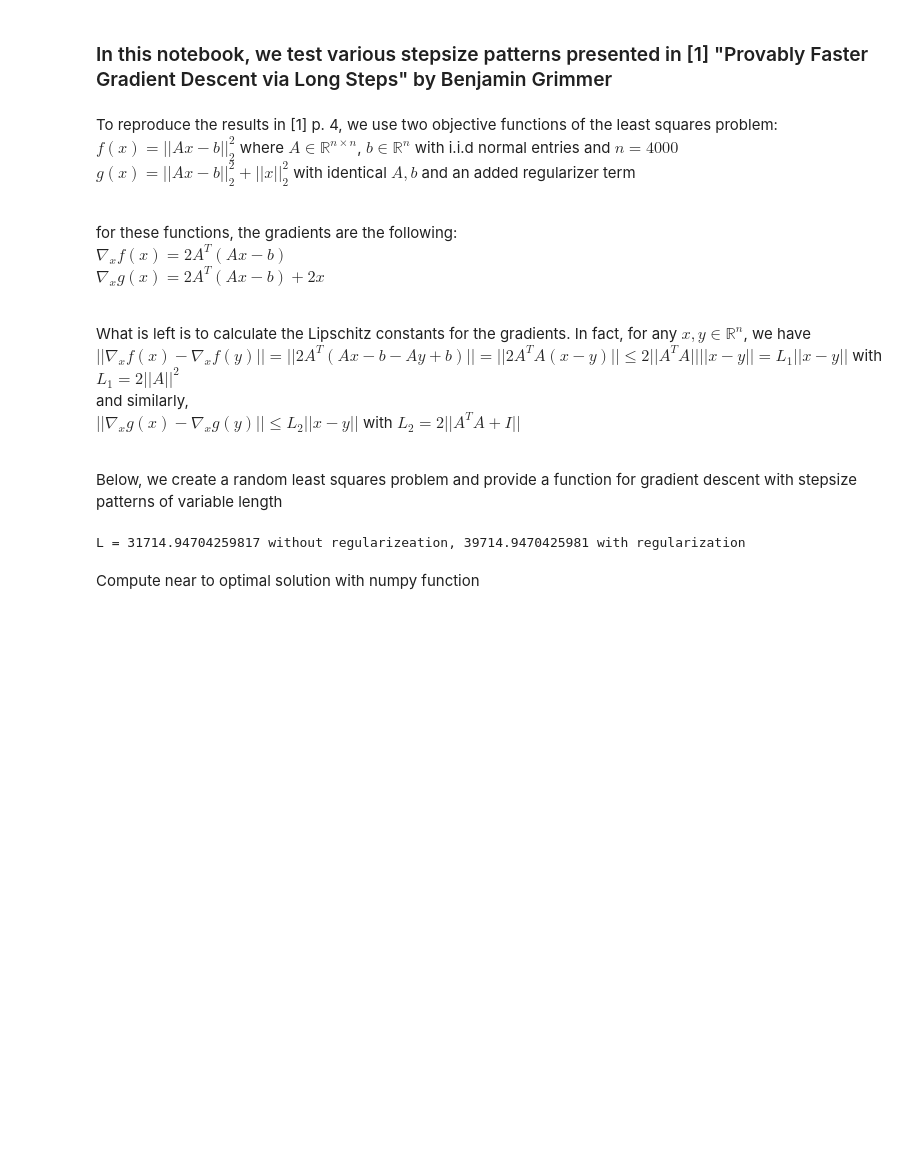
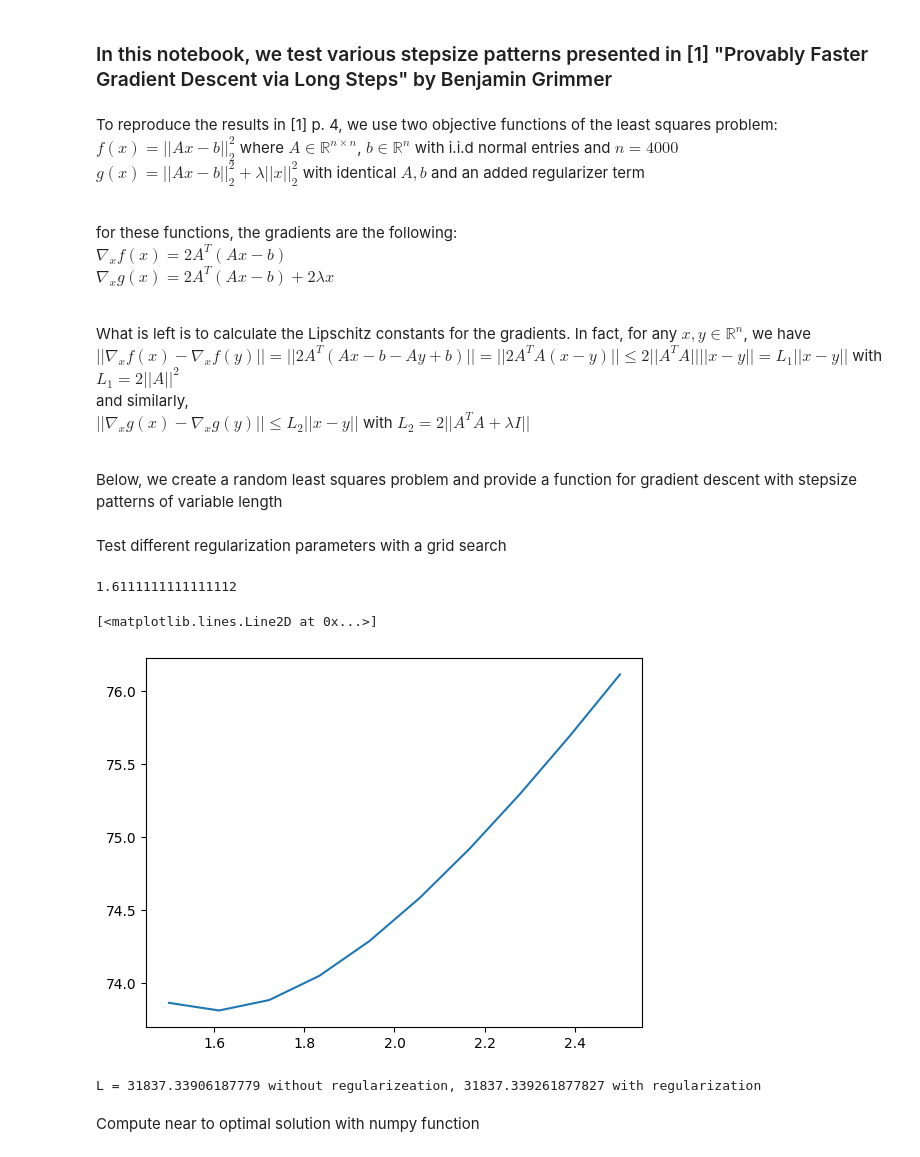
Before and after one commit to mayerdominik/mml_seminar_paper5, a Jupyter notebook: Convergence test with reg parameter.ipynb, the cells around one changed output. Cells and saved outputs as stored; diff of their text form; code cells hidden in the pictures; blank space fills up the shorter version.

Commit message:
Adding grid search to find feasible regularizer

```diff
--- a/Convergence test with reg parameter.ipynb
+++ b/Convergence test with reg parameter.ipynb
@@ -6,32 +6,61 @@ import matplotlib.pyplot as plt
 # %% [markdown]
 To reproduce the results in [1] p. 4, we use two objective functions of the least squares problem: <br>
 $f(x) = ||Ax-b||_2^2$ where $A\in\mathbb{R}^{n\times n}$, $b \in \mathbb{R}^n$ with i.i.d normal entries and $n=4000$ <br>
-$g(x) = ||Ax-b||_2^2 + ||x||_2^2$  with identical $A, b$ and an added regularizer term <br> <br>
+$g(x) = ||Ax-b||_2^2 + \lambda||x||_2^2$  with identical $A, b$ and an added regularizer term <br> <br>
 
 for these functions, the gradients are the following: <br>
 $\nabla_x f(x) = 2 A^T(Ax-b)$ <br>
-$\nabla_x g(x) = 2 A^T(Ax-b) + 2 x$ <br> <br>
+$\nabla_x g(x) = 2 A^T(Ax-b) + 2 \lambda x$ <br> <br>
 
 What is left is to calculate the Lipschitz constants for the gradients. In fact, for any $x,y \in \mathbb{R}^n$, we have <br>
 $||\nabla_x f(x) - \nabla_x f(y)|| = || 2 A^T(Ax-b-Ay+b)|| = ||2A^TA(x-y)|| \le 2||A^TA||||x-y|| = L_1 ||x-y||$ with $L_1 = 2||A||^2$ <br>
 and similarly, <br>
-$||\nabla_x g(x) - \nabla_x g(y)|| \le L_2 ||x-y||$ with $L_2 = 2||A^TA + I||$ <br> <br>
+$||\nabla_x g(x) - \nabla_x g(y)|| \le L_2 ||x-y||$ with $L_2 = 2||A^TA + \lambda I||$ <br> <br>
 
 Below, we create a random least squares problem and provide a function for gradient descent with stepsize patterns of variable length
+# %%
+#generate random least squares problem
+s = 4000
+b = np.random.normal(size=(s,1))
+A = np.random.normal(size=(s,s))
+ID = np.identity(s)
+
+#for regularization, find a regularization parameter
+lamda = 1
+# %% [markdown]
+Test different regularization parameters with a grid search
+# %%
+from sklearn.linear_model import Ridge
+
+#X_opt, res_opt, rank_opt, s_opt = np.linalg.lstsq(A,b)
+#print(objective1(X_opt),np.linalg.norm(X_opt),objective2(X_opt))
+#reg = [0.1,1,1.75,2,2.25,3,4,5,10] #from preliminary grid search
+reg = np.linspace(1,6,50)
+res = np.zeros_like(reg)
+#dist = np.zeros_like(reg)
+for i,v in enumerate(reg):
+    clf = Ridge(alpha=v)
+    test = clf.fit(A, b)
+    x = np.array(clf.coef_).T
+    res[i] = np.linalg.norm(np.matmul(A,x)-b,2)**2 + lamda * np.linalg.norm(x,2)**2 # clf.score(A,b)
+    #dist[i] = np.linalg.norm(x-X_opt)
+
+lamda = reg[np.argmin(res)]
+print(lamda)
+plt.plot(reg, res)
+# %% [output]
+1.6111111111111112
+[<matplotlib.lines.Line2D at 0x...>]
+[figure, added]
 # %%
-#generate random least squares problem
-s = 4000
-b = np.random.normal(size=(s,1))
-A = np.random.normal(size=(s,s))
-ID = np.identity(s)
-
 #calculate A^T times A for the gradient and the Lipschitz constant
 A_T = np.transpose(A)
 A_T_A = np.matmul(A_T,A)
 L_1 = 2 * np.linalg.norm(A,2)**2
-L_2 = 2 * np.linalg.norm(A_T_A + s * ID,2)
+L_2 = 2 * np.linalg.norm(A_T_A + lamda * ID,2)
 print("L = " + str(L_1) + " without regularizeation, " + str(L_2) + " with regularization")
 #helper functions for gradient descent
+
 
 #evaluate objective function without regularizer
 def objective1(x):
@@ -39,7 +68,7 @@ def objective1(x):
 
 #...with regularizer
 def objective2(x):
-    return objective1(x) + s * np.linalg.norm(x,2)**2
+    return objective1(x) + lamda * np.linalg.norm(x,2)**2
 
 #evaluate gradient of objective function without regularizer
 def grad1(x):
@@ -47,7 +76,7 @@ def grad1(x):
 
 #...with regularizer
 def grad2(x):
-    return grad1(x) + 2 * s * x
+    return grad1(x) + 2 * lamda * x
 
 
 
@@ -59,7 +88,7 @@ def gradstep1(x,h):
 def gradstep2(x,h):
     return x - (h/L_2)*grad2(x)
 # %% [output]
-L = 31714.94704259817 without regularizeation, 39714.9470425981 with regularization
+L = 31837.33906187779 without regularizeation, 31837.339261877827 with regularization
 # %% [markdown]
 Compute near to optimal solution with numpy function
 # %%
```
